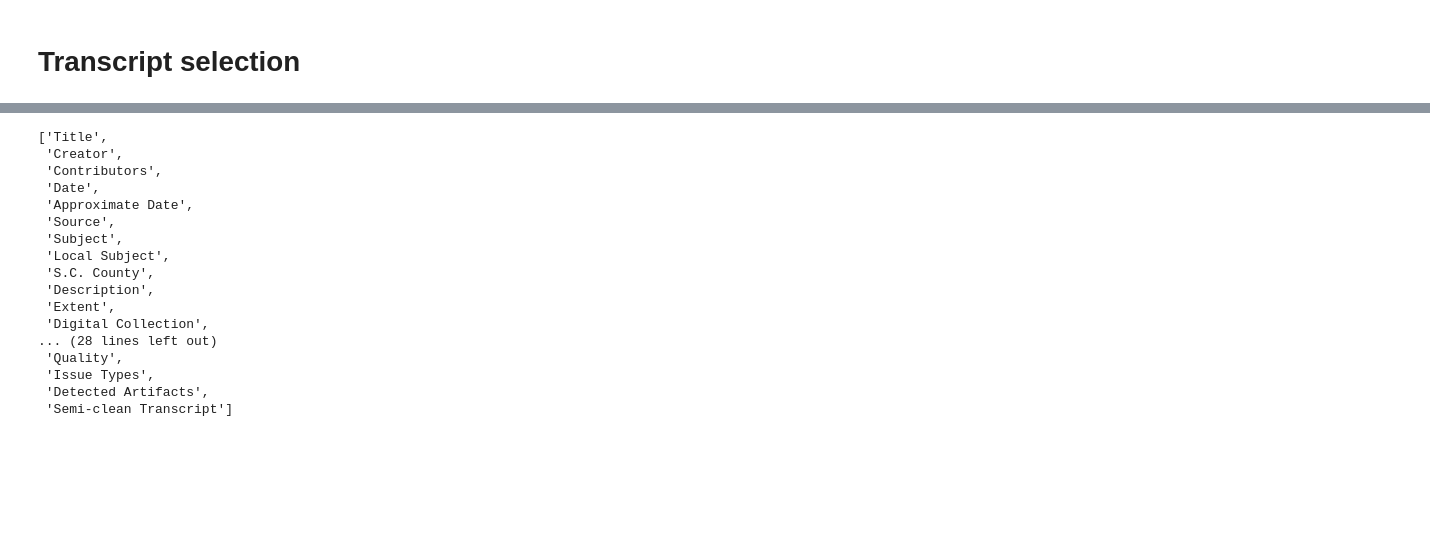
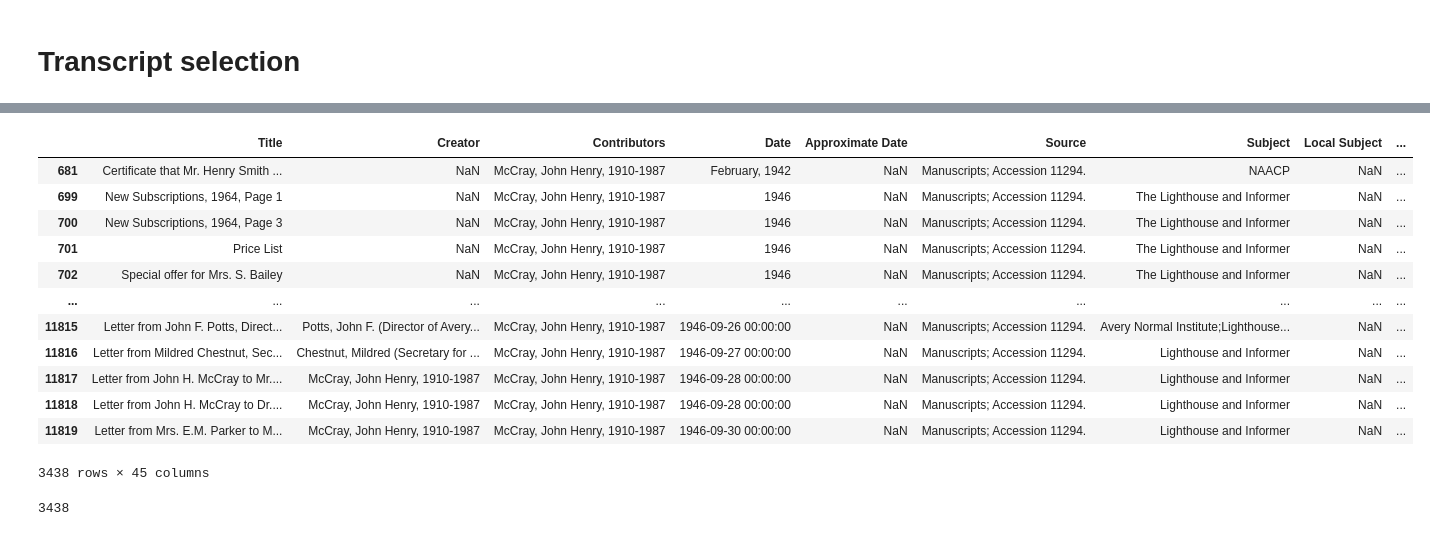
Before and after one commit to UofSCLibraries-DRS/AspireAI_LLM_Project, a Jupyter notebook: data_handling/transcript_select.ipynb, the cells around one changed output, grey strips where cells are left out. Cells and saved outputs as stored; diff of their text form; code cells hidden in the pictures; blank space fills up the shorter version.

```diff
--- a/data_handling/transcript_select.ipynb
+++ b/data_handling/transcript_select.ipynb
@@ -47,23 +64,20 @@ display(df[['Title', 'Year']])
 # %%
 list(df)
+df
 # %% [output]
+|  | Title | Creator | Contributors | Date | Approximate Date | Source | Subject | Local Subject | ... |
+| 681 | Certificate that Mr. Henry Smith ... | NaN | McCray, John Henry, 1910-1987 | February, 1942 | NaN | Manuscripts; Accession 11294. | NAACP | NaN | ... |
+| 699 | New Subscriptions, 1964, Page 1 | NaN | McCray, John Henry, 1910-1987 | 1946 | NaN | Manuscripts; Accession 11294. | The Lighthouse and Informer | NaN | ... |
+| 700 | New Subscriptions, 1964, Page 3 | NaN | McCray, John Henry, 1910-1987 | 1946 | NaN | Manuscripts; Accession 11294. | The Lighthouse and Informer | NaN | ... |
+| 701 | Price List | NaN | McCray, John Henry, 1910-1987 | 1946 | NaN | Manuscripts; Accession 11294. | The Lighthouse and Informer | NaN | ... |
+| 702 | Special offer for Mrs. S. Bailey | NaN | McCray, John Henry, 1910-1987 | 1946 | NaN | Manuscripts; Accession 11294. | The Lighthouse and Informer | NaN | ... |
+| ... | ... | ... | ... | ... | ... | ... | ... | ... | ... |
+| 11815 | Letter from John F. Potts, Direct... | Potts, John F. (Director of Avery... | McCray, John Henry, 1910-1987 | 1946-09-26 00:00:00 | NaN | Manuscripts; Accession 11294. | Avery Normal Institute;Lighthouse... | NaN | ... |
+| 11816 | Letter from Mildred Chestnut, Sec... | Chestnut, Mildred (Secretary for ... | McCray, John Henry, 1910-1987 | 1946-09-27 00:00:00 | NaN | Manuscripts; Accession 11294. | Lighthouse and Informer | NaN | ... |
+| 11817 | Letter from John H. McCray to Mr.... | McCray, John Henry, 1910-1987 | McCray, John Henry, 1910-1987 | 1946-09-28 00:00:00 | NaN | Manuscripts; Accession 11294. | Lighthouse and Informer | NaN | ... |
+| 11818 | Letter from John H. McCray to Dr.... | McCray, John Henry, 1910-1987 | McCray, John Henry, 1910-1987 | 1946-09-28 00:00:00 | NaN | Manuscripts; Accession 11294. | Lighthouse and Informer | NaN | ... |
+| 11819 | Letter from Mrs. E.M. Parker to M... | McCray, John Henry, 1910-1987 | McCray, John Henry, 1910-1987 | 1946-09-30 00:00:00 | NaN | Manuscripts; Accession 11294. | Lighthouse and Informer | NaN | ... |
-['Title',
- 'Creator',
- 'Contributors',
- 'Date',
- 'Approximate Date',
- 'Source',
- 'Subject',
- 'Local Subject',
- 'S.C. County',
- 'Description',
- 'Extent',
- 'Digital Collection',
-... (28 lines left out)
- 'Quality',
- 'Issue Types',
- 'Detected Artifacts',
- 'Semi-clean Transcript']
+3438 rows × 45 columns
 # %%
 def save_csv(df, title):
     df.to_csv(title,
@@ -73,8 +87,13 @@ def save_csv(df, title):
           escapechar='\\',
           lineterminator='\n')
 
-save_csv(df, Paths.mccray_folder + "changed_data/McCray,1940s,5126-BASIC,V1.csv")
+save_csv(df, Paths.mccray_folder + "october_sprint/subset/McCray d_m1940s.csv")
+len(df)
 
-df_lim = df[["CONTENTdm number", "Original Transcript"]]
+# save_csv(df, Paths.mccray_folder + "changed_data/McCray,1940s,5126-BASIC,V1.csv")
 
-save_csv(df_lim, Paths.mccray_folder + "changed_data/McCray,1940s,5126-NUMS,V1.csv")
+# df_lim = df[["CONTENTdm number", "Original Transcript"]]
+
+# save_csv(df_lim, Paths.mccray_folder + "changed_data/McCray,1940s,5126-NUMS,V1.csv")
+# %% [output]
+3438
```
Also changed, not shown: parts of 3 cells of this notebook, 13 other files.
